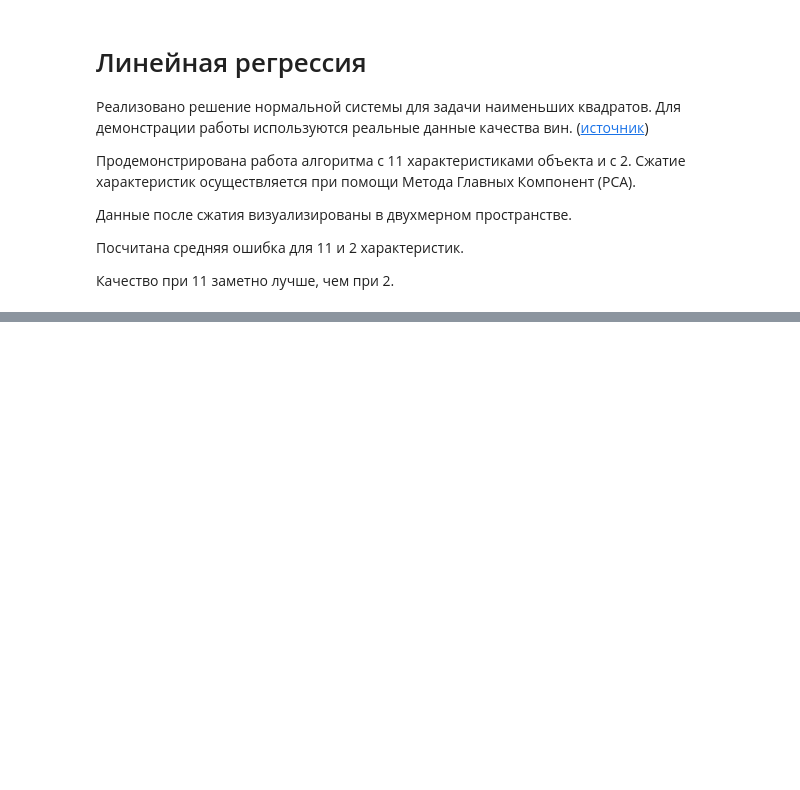
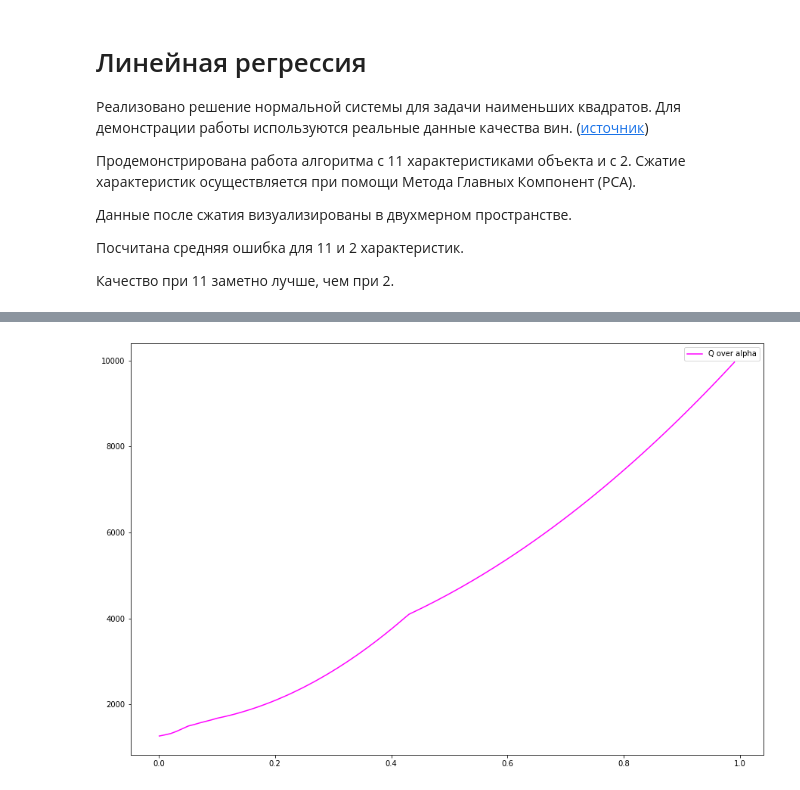
Before and after one commit to null32/ML1, a Jupyter notebook: prac/colab_copy/ML1.ipynb, the cells around one changed output, grey strips where cells are left out. Saved outputs shown, nothing was run; the diff lists cells and outputs as text; code cells hidden in the pictures; blank space fills up the shorter version.

```diff
--- a/prac/colab_copy/ML1.ipynb
+++ b/prac/colab_copy/ML1.ipynb
@@ -283,0 +405,93 @@ Average error for
+# %%
+#!/usr/bin/env python3
+
+import csv
+import itertools as it
+import os
+import numpy as np
+from numpy.random import default_rng
+from sklearn.linear_model import Lasso
+from sklearn.preprocessing import MinMaxScaler
+import matplotlib.pyplot as plt
+
+def main():
+    X, Y = get_wine_data()
+    # X, Y = get_random_data()
+    X, _ = normalize(X)
+    A, c = RL(X, Y)
+    print(pretty_function(c))
+    print('Q =', quality(Y, A))
+
+    alphas = []
+    qualities = []
+    begin = 0.001
+    end = 1.0
+    steps = 100
+    for i in range(steps):
+        alpha = begin + (end - begin) / steps * i
+        alphas.append(alpha)
+        qualities.append(quality(Y, RL(X, Y, alpha = alpha)[0]))
+
+    plt.figure(figsize=(15, 10))
+    plt.plot(alphas, qualities, color = 'magenta', label = 'Q over alpha')
+    plt.legend(loc = 'upper right')
+    plt.show()
+
+def get_wine_data(red_or_white = True):
+    data_path = f'drive/MyDrive/Colab Notebooks/sample_data/winequality-{"red" if red_or_white else "white"}.csv'
+    data_file = open(data_path,'r')
+    data_reader = csv.reader(data_file, delimiter=';')
+
+    header = data_reader.__next__()
+    # print('header: ', header)
+    wine_data = list(map(lambda c: [float(e) for e in c], data_reader))
+    data_file.close()
+
+    X = np.array(list(map(lambda c: c[:-1], wine_data)))
+    Y = np.array(list(map(lambda c: c[-1], wine_data)))
+    return X, Y
+
+def get_random_data():
+    n_samples = 500
+    n_features = 5
+    n_redundant = 2
+    rng = default_rng()
+
+    Y = rng.random(n_samples)
+    X = np.zeros(shape = (n_samples, n_features + n_redundant))
+    base = rng.random((n_samples, n_features))
+    X[:n_samples, :n_features] = base
+
+    for i in range(n_redundant):
+        X[:, n_features + i] = X[:, i] + (-0.05 + rng.random(size = n_samples) * 0.1)
+
+    return X, Y
+
+def quality(A, B):
+    n = len(A)
+
+    err = 0.0
+    for i in range(n):
+        err += pow(A[i] - B[i], 2)
+
+    return err
+
+def normalize(X):
+    scaler = MinMaxScaler()
+    scaler.fit(X)
+    return scaler.transform(X), scaler
+
+def pretty_function(coefs):
+    res = 'y = '
+    res += ' + '.join([f'x{i+1} * {coefs[i]:.3f}' for i in range(len(coefs))])
+    return res
+
+def RL(X, Y, alpha = 1.0):
+    model = Lasso(alpha = alpha, fit_intercept = False, normalize = False)
+    model.fit(X, Y)
+
+    return model.predict(X), model.coef_
+
+if __name__ == "__main__":
+    main()
+# %% [output]
@@ -283,0 +500 @@ Average error for
+[figure, added]
```
Also changed, not shown: parts of 5 cells of this notebook.
